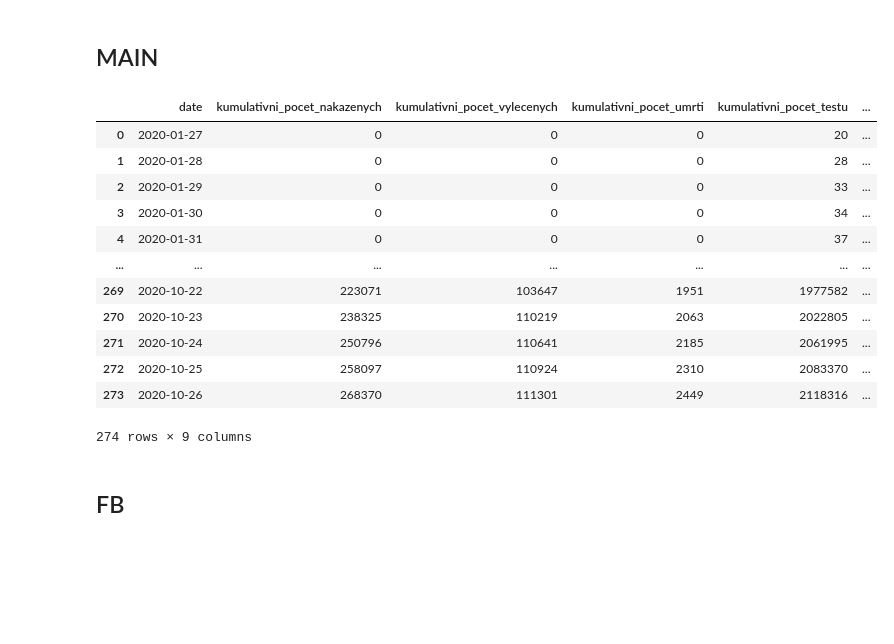
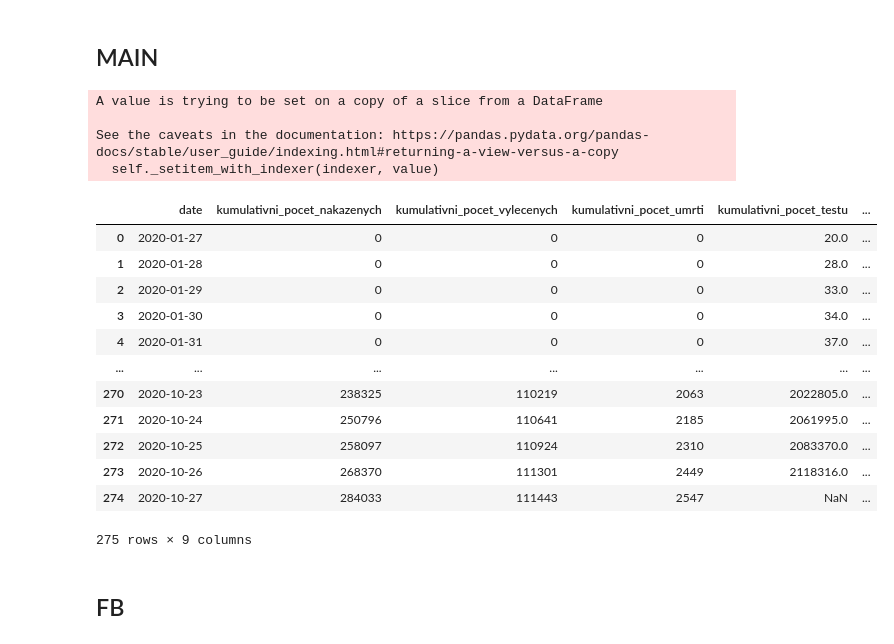
Before and after one commit to vojtechherrmann/2020EpidemiologicModelCZ, a Jupyter notebook: data/Data Prep.ipynb, the cells around one changed output. Saved outputs shown, nothing was run; the diff lists cells and outputs as text; code cells hidden in the pictures; blank space fills up the shorter version.

```diff
--- a/data/Data Load.ipynb
+++ b/data/Data Prep.ipynb
@@ -9,28 +9,33 @@ import matplotlib.pyplot as plt
 # %% [markdown]
 ## MAIN
 # %%
-MAIN = (
-    pd.read_csv("MAIN.csv")
-    .iloc[:-1] # some series actualized with one day delay
-)
+MAIN = pd.read_csv("MAIN.csv")
 for c in MAIN.columns[1:]:
+    if MAIN[c].iloc[-1] == MAIN[c].iloc[-2]:
+        MAIN[c].iloc[-1] = np.nan
+    if MAIN[c].iloc[-2] == MAIN[c].iloc[-3]:
+        MAIN[c].iloc[-2] = np.nan
     MAIN[c[12:]] = [MAIN[c].iloc[0]] + list(np.diff(MAIN[c]))
 MAIN.rename(columns={'datum': 'date'}, inplace=True)
 MAIN
 # %% [output]
+A value is trying to be set on a copy of a slice from a DataFrame
+
+See the caveats in the documentation: https://pandas.pydata.org/pandas-docs/stable/user_guide/indexing.html#returning-a-view-versus-a-copy
+  self._setitem_with_indexer(indexer, value)
 |  | date | kumulativni_pocet_nakazenych | kumulativni_pocet_vylecenych | kumulativni_pocet_umrti | kumulativni_pocet_testu | ... |
-| 0 | 2020-01-27 | 0 | 0 | 0 | 20 | ... |
-| 1 | 2020-01-28 | 0 | 0 | 0 | 28 | ... |
-| 2 | 2020-01-29 | 0 | 0 | 0 | 33 | ... |
-| 3 | 2020-01-30 | 0 | 0 | 0 | 34 | ... |
-| 4 | 2020-01-31 | 0 | 0 | 0 | 37 | ... |
+| 0 | 2020-01-27 | 0 | 0 | 0 | 20.0 | ... |
+| 1 | 2020-01-28 | 0 | 0 | 0 | 28.0 | ... |
+| 2 | 2020-01-29 | 0 | 0 | 0 | 33.0 | ... |
+| 3 | 2020-01-30 | 0 | 0 | 0 | 34.0 | ... |
+| 4 | 2020-01-31 | 0 | 0 | 0 | 37.0 | ... |
 | ... | ... | ... | ... | ... | ... | ... |
-| 269 | 2020-10-22 | 223071 | 103647 | 1951 | 1977582 | ... |
-| 270 | 2020-10-23 | 238325 | 110219 | 2063 | 2022805 | ... |
-| 271 | 2020-10-24 | 250796 | 110641 | 2185 | 2061995 | ... |
-| 272 | 2020-10-25 | 258097 | 110924 | 2310 | 2083370 | ... |
-| 273 | 2020-10-26 | 268370 | 111301 | 2449 | 2118316 | ... |
+| 270 | 2020-10-23 | 238325 | 110219 | 2063 | 2022805.0 | ... |
+| 271 | 2020-10-24 | 250796 | 110641 | 2185 | 2061995.0 | ... |
+| 272 | 2020-10-25 | 258097 | 110924 | 2310 | 2083370.0 | ... |
+| 273 | 2020-10-26 | 268370 | 111301 | 2449 | 2118316.0 | ... |
+| 274 | 2020-10-27 | 284033 | 111443 | 2547 | NaN | ... |
-274 rows × 9 columns
+275 rows × 9 columns
 # %% [markdown]
 ## FB
 # %%
```
Also changed, not shown: parts of 7 cells of this notebook, 1 other file.
